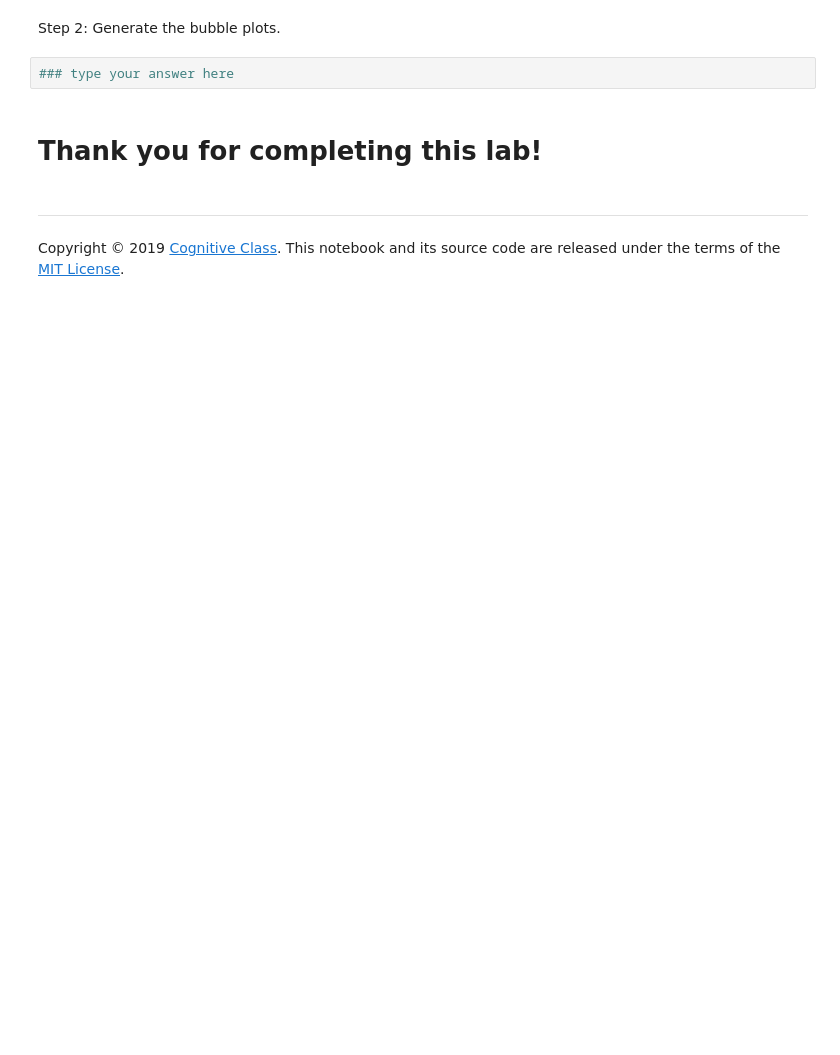
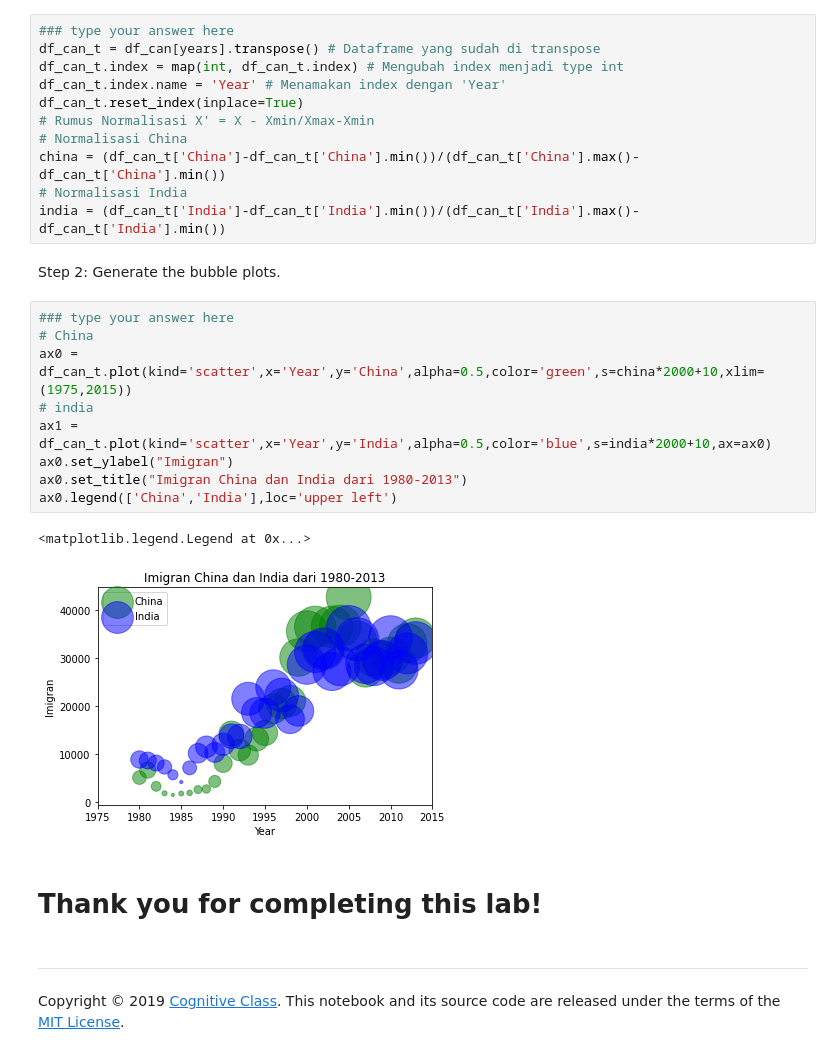
Before and after one commit to X4D0/DataVisualization, a Jupyter notebook: Assignment2_1301184233.ipynb, the cells around one changed output. Saved outputs shown, nothing was run; the diff lists cells and outputs as text; blank space fills up the shorter version.

```diff
--- a/Assignment2_1301184233.ipynb
+++ b/Assignment2_1301184233.ipynb
@@ -139,7 +142,28 @@ Step 1: Normalize the data pertaining to China and India.
+# %%
+### type your answer here
+df_can_t = df_can[years].transpose() # Dataframe yang sudah di transpose
+df_can_t.index = map(int, df_can_t.index) # Mengubah index menjadi type int
+df_can_t.index.name = 'Year' # Menamakan index dengan 'Year'
+df_can_t.reset_index(inplace=True)
+# Rumus Normalisasi X' = X - Xmin/Xmax-Xmin
+# Normalisasi China
+china = (df_can_t['China']-df_can_t['China'].min())/(df_can_t['China'].max()-df_can_t['China'].min())
+# Normalisasi India
+india = (df_can_t['India']-df_can_t['India'].min())/(df_can_t['India'].max()-df_can_t['India'].min())
 # %% [markdown]
 Step 2: Generate the bubble plots.
-# %%
-### type your answer here
+# %%
+### type your answer here
+# China
+ax0 = df_can_t.plot(kind='scatter',x='Year',y='China',alpha=0.5,color='green',s=china*2000+10,xlim=(1975,2015))
+# india
+ax1 = df_can_t.plot(kind='scatter',x='Year',y='India',alpha=0.5,color='blue',s=india*2000+10,ax=ax0)
+ax0.set_ylabel("Imigran")
+ax0.set_title("Imigran China dan India dari 1980-2013")
+ax0.legend(['China','India'],loc='upper left')
+# %% [output]
+<matplotlib.legend.Legend at 0x...>
+[figure, added]
 # %% [markdown]
 # Thank you for completing this lab!
 # %% [markdown]
```
Also changed, not shown: parts of 4 cells of this notebook.
